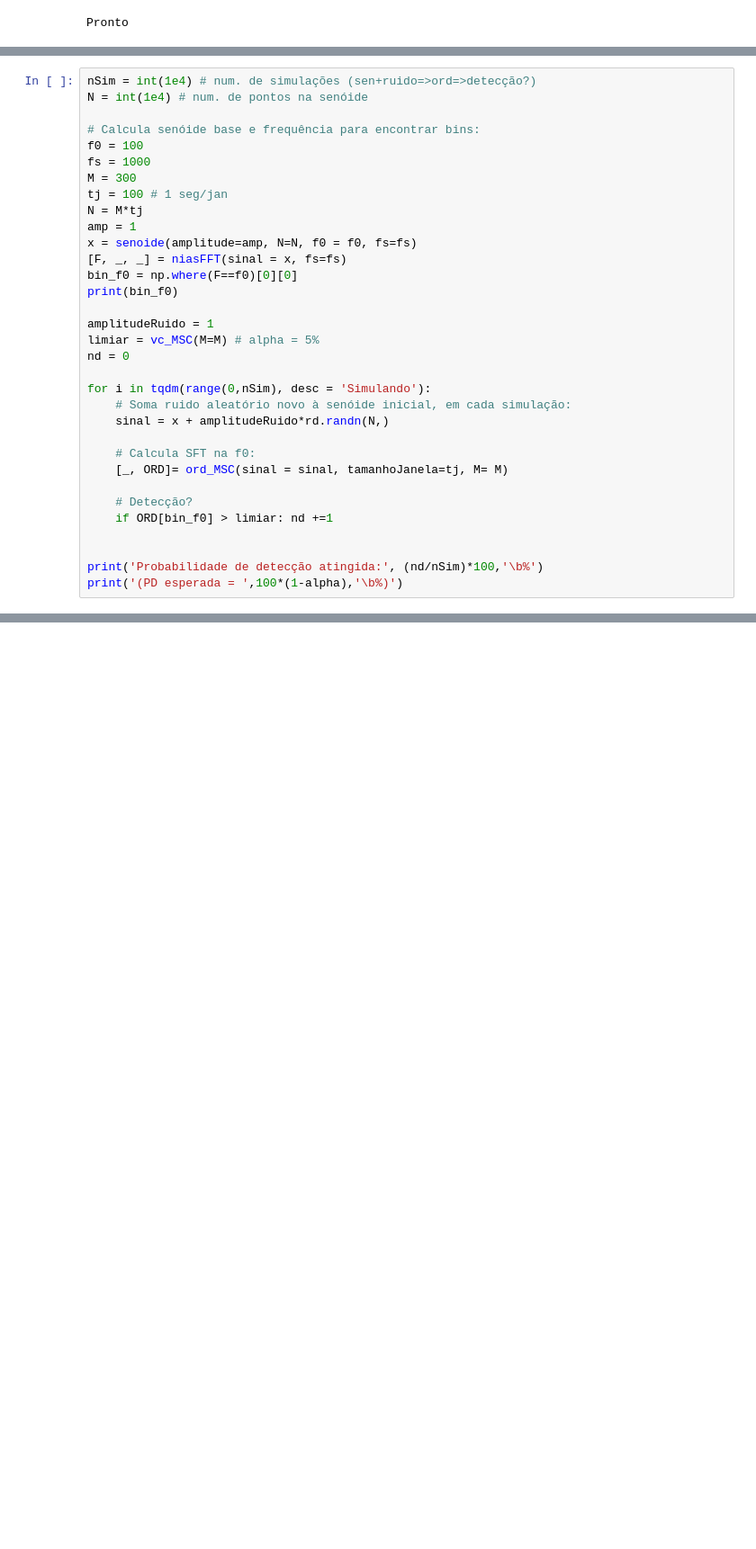
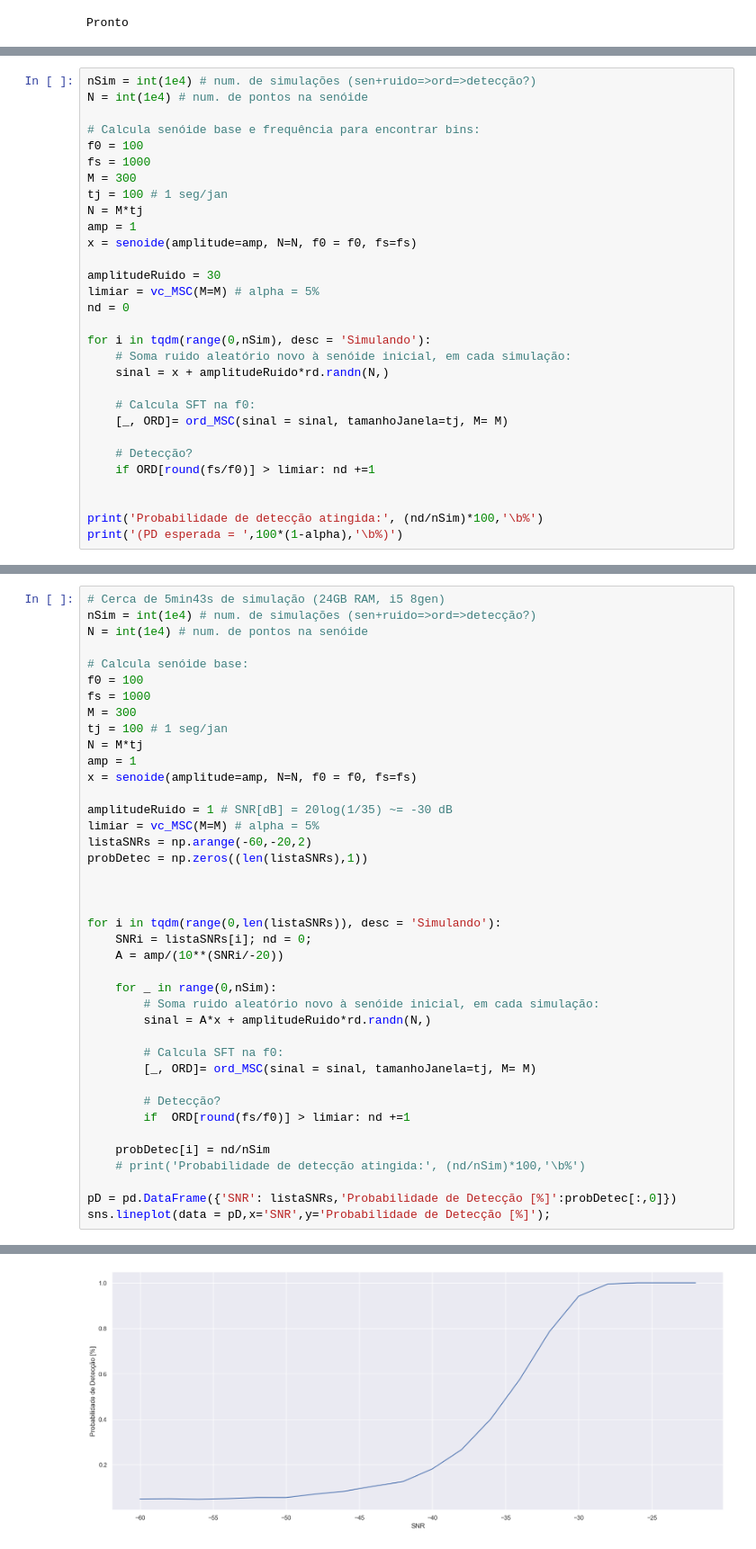
Before and after one commit to Alexandre-Caldeira/detection-theory-101, a Jupyter notebook: notebooks/comCalma.ipynb, the cells around one changed output, grey strips where cells are left out. Shown at 90% size. Drawn from its saved outputs; the diff is of its cells as text; blank space fills up the shorter version.

```diff
--- a/notebooks/comCalma.ipynb
+++ b/notebooks/comCalma.ipynb
@@ -641,11 +740,8 @@ tj = 100 # 1 seg/jan
 N = M*tj
 amp = 1
 x = senoide(amplitude=amp, N=N, f0 = f0, fs=fs)
-[F, _, _] = niasFFT(sinal = x, fs=fs)
-bin_f0 = np.where(F==f0)[0][0]
-print(bin_f0)
 
-amplitudeRuido = 1
+amplitudeRuido = 30
 limiar = vc_MSC(M=M) # alpha = 5%
 nd = 0
 
@@ -657,7 +753,7 @@ for i in tqdm(range(0,nSim), desc = 'Simulando'):
     [_, ORD]= ord_MSC(sinal = sinal, tamanhoJanela=tj, M= M)
 
     # Detecção?
-    if ORD[bin_f0] > limiar: nd +=1
+    if ORD[round(fs/f0)] > limiar: nd +=1
 
 
 print('Probabilidade de detecção atingida:', (nd/nSim)*100,'\b%')
@@ -667,0 +766,41 @@ IndexError: index 3000 is out of bounds for axis 0 with size 100
+# %%
+# Cerca de 5min43s de simulação (24GB RAM, i5 8gen)
+nSim = int(1e4) # num. de simulações (sen+ruido=>ord=>detecção?)
+N = int(1e4) # num. de pontos na senóide
+
+# Calcula senóide base:
+f0 = 100
+fs = 1000
+M = 300
+tj = 100 # 1 seg/jan
+N = M*tj
+amp = 1
+x = senoide(amplitude=amp, N=N, f0 = f0, fs=fs)
+
+amplitudeRuido = 1 # SNR[dB] = 20log(1/35) ~= -30 dB
+limiar = vc_MSC(M=M) # alpha = 5%
+listaSNRs = np.arange(-60,-20,2)
+probDetec = np.zeros((len(listaSNRs),1))
+
+
+
+for i in tqdm(range(0,len(listaSNRs)), desc = 'Simulando'):
+    SNRi = listaSNRs[i]; nd = 0;
+    A = amp/(10**(SNRi/-20))
+
+    for _ in range(0,nSim):
+        # Soma ruido aleatório novo à senóide inicial, em cada simulação:
+        sinal = A*x + amplitudeRuido*rd.randn(N,)
+
+        # Calcula SFT na f0:
+        [_, ORD]= ord_MSC(sinal = sinal, tamanhoJanela=tj, M= M)
+
+        # Detecção?
+        if  ORD[round(fs/f0)] > limiar: nd +=1
+
+    probDetec[i] = nd/nSim
+    # print('Probabilidade de detecção atingida:', (nd/nSim)*100,'\b%')
+
+pD = pd.DataFrame({'SNR': listaSNRs,'Probabilidade de Detecção [%]':probDetec[:,0]})
+sns.lineplot(data = pD,x='SNR',y='Probabilidade de Detecção [%]');
+# %% [output]
@@ -667,0 +808 @@ IndexError: index 3000 is out of bounds for axis 0 with size 100
+[figure, added]
```
Also changed, not shown: parts of 14 cells of this notebook.
